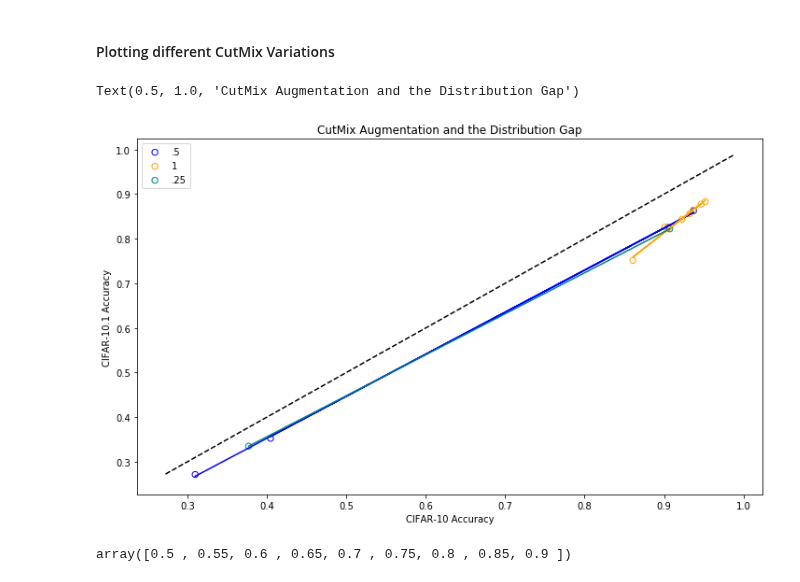
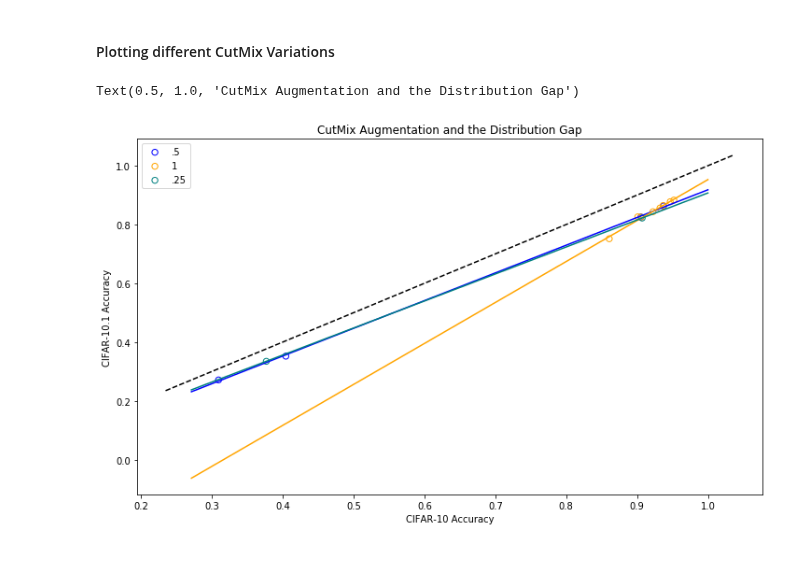
Before and after one commit to danzisar/w210-capstone, a Jupyter notebook: analysis/Results_scatterplot.ipynb, the cells around one changed output. Cells and saved outputs as stored; diff of their text form; code cells hidden in the pictures.

```diff
--- a/analysis/Results_scatterplot.ipynb
+++ b/analysis/Results_scatterplot.ipynb
@@ -165,7 +165,8 @@ for traintype in training_types:
     plt.scatter(x,y, s = 40, facecolors = 'none', edgecolors = color_tmp, label = traintype)
     z = np.polyfit(x, y, 1)
     p = np.poly1d(z)
-    plt.plot(x,p(x))
+    lin_x = np.linspace(np.min(final_score_subset['Accuracy']), 1, 10)
+    plt.plot(lin_x,p(lin_x), color = color_tmp)
     i += 1
 
 def abline(slope, intercept):
@@ -199,7 +200,8 @@ for traintype in training_types:
     plt.scatter(x,y, s = 40, facecolors = 'none', edgecolors = color_tmp, label = traintype)
     z = np.polyfit(x, y, 1)
     p = np.poly1d(z)
-    plt.plot(x,p(x), color = color_tmp)
+    lin_x = np.linspace(np.min(final_score_subset['Accuracy']), 1, 10)
+    plt.plot(lin_x,p(lin_x), color = color_tmp)
     i += 1
 
 def abline(slope, intercept):
@@ -223,36 +225,33 @@ Text(0.5, 1.0, 'RandAugment Augmentation and the Distribution Gap')
 # %%
 df_temp_subset = final_score_subset[final_score_subset['Training Type'] == 'CutMix']
 training_types = df_temp_subset['alpha'].unique()
 colors = ['blue', 'orange', 'teal', 'purple', 'red']
 i = 0
 for traintype in training_types:
     df_temp = df_temp_subset[df_temp_subset['alpha'] == traintype]
     x = df_temp[df_temp["Testset"] == 'cifar10']['Accuracy']
     y = df_temp[df_temp["Testset"] == 'cifar10.1']['Accuracy']
     color_tmp = colors[i]
     plt.scatter(x,y, s = 40, facecolors = 'none', edgecolors = color_tmp, label = traintype)
     z = np.polyfit(x, y, 1)
     p = np.poly1d(z)
-    plt.plot(x,p(x), color = color_tmp)
+    lin_x = np.linspace(np.min(final_score_subset['Accuracy']), 1, 10)
+    plt.plot(lin_x,p(lin_x), color = color_tmp)
     i += 1
 
 def abline(slope, intercept):
     """Plot a line from slope and intercept"""
     axes = plt.gca()
     x_vals = np.array(axes.get_xlim())
     y_vals = intercept + slope * x_vals
     plt.plot(x_vals, y_vals, '--', color = "black")
 
 
 abline(1, 0)
 plt.legend()
 plt.ylabel("CIFAR-10.1 Accuracy")
 plt.xlabel("CIFAR-10 Accuracy")
 plt.title("CutMix Augmentation and the Distribution Gap")
 # %% [output]
 Text(0.5, 1.0, 'CutMix Augmentation and the Distribution Gap')
-[figure, old version]
+[figure, new version]
-# %%
-np.arange(0.5, 0.95, 0.05)
-# %% [output]
-array([0.5 , 0.55, 0.6 , 0.65, 0.7 , 0.75, 0.8 , 0.85, 0.9 ])
```
Also changed, not shown: parts of 3 cells of this notebook.
